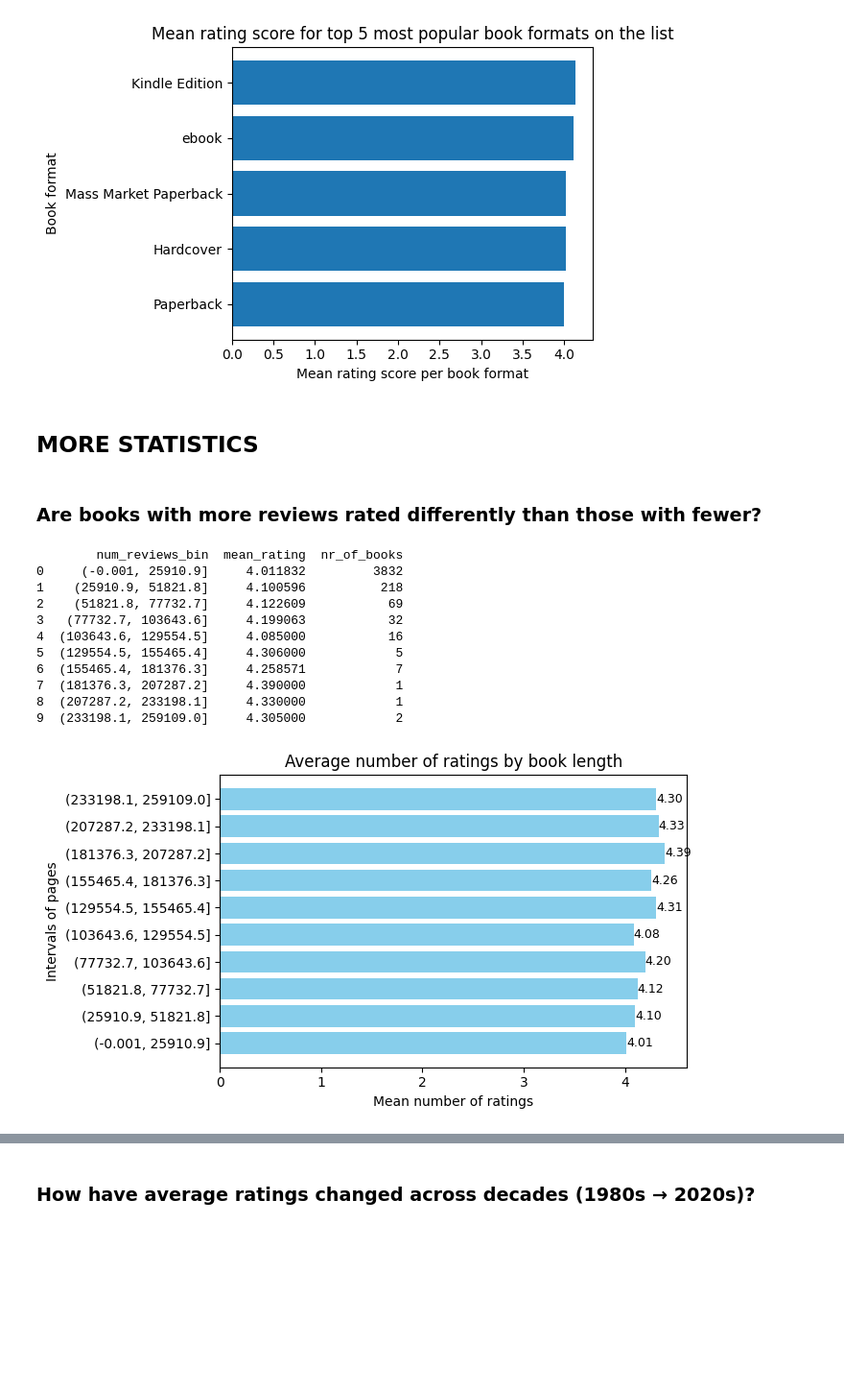
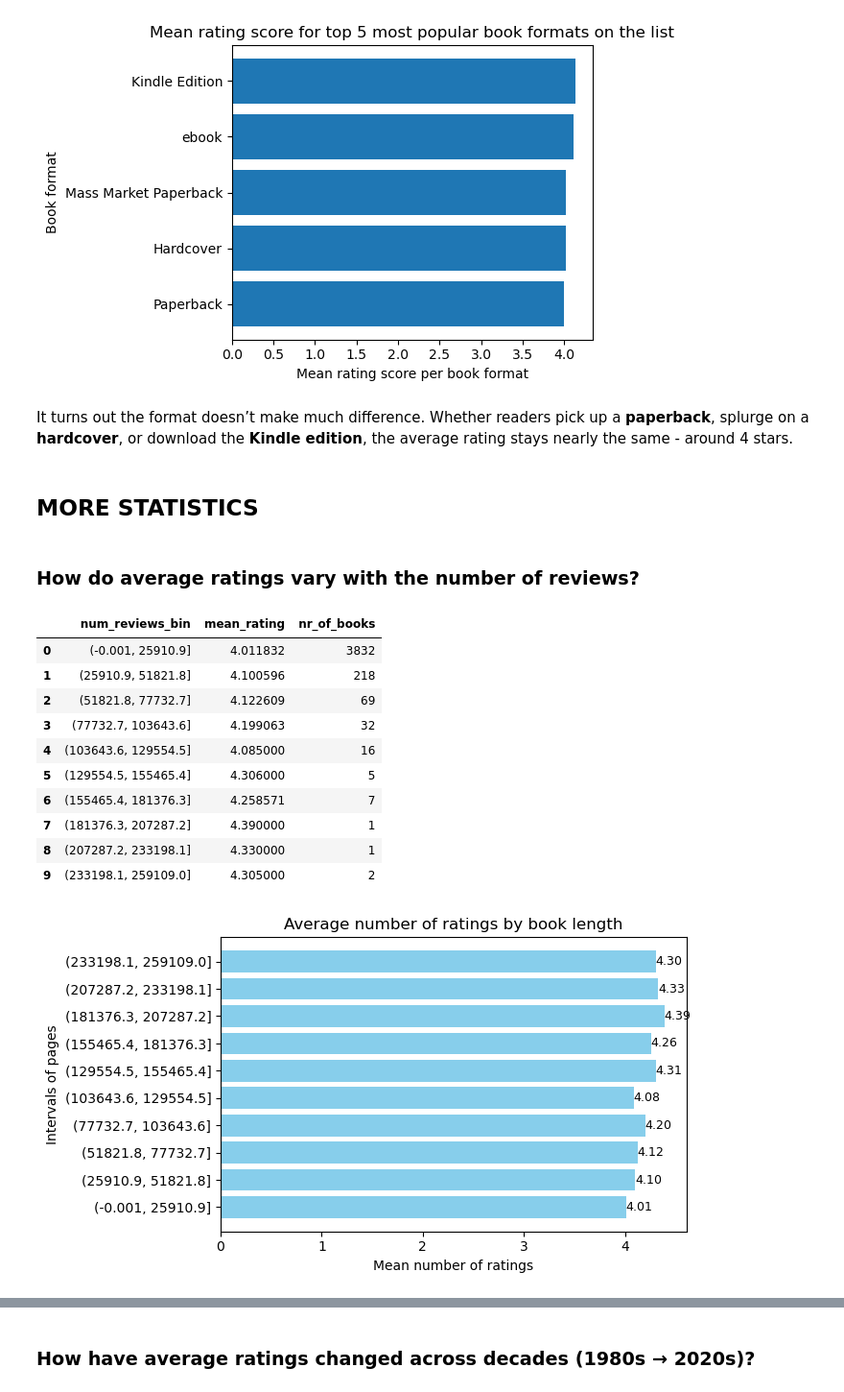
Before and after one commit to NStefa/GoodRead-Top-Books-Analysis, a Jupyter notebook: book_analysis.ipynb, the cells around one changed output, grey strips where cells are left out. Shown at 96% size. Cells and saved outputs as stored; diff of their text form; code cells hidden in the pictures; blank space fills up the shorter version.

```diff
--- a/book_analysis.ipynb
+++ b/book_analysis.ipynb
@@ -895,47 +911,49 @@ plt.tight_layout()
 plt.show()
 # %% [output]
 [figure]
+# %% [markdown]
+It turns out the format doesn’t make much difference. Whether readers pick up a **paperback**, splurge on a **hardcover**, or download the **Kindle edition**, the average rating stays nearly the same - around 4 stars.
 # %% [markdown]
 ## MORE STATISTICS
 # %% [markdown]
-### Are books with more reviews rated differently than those with fewer?
+### How do average ratings vary with the number of reviews?
 # %%
 # Common bins across all panels so shapes are comparable
 bins = np.histogram_bin_edges(books["num_reviews"].dropna(), bins=10)
 books["num_reviews_bin"] = pd.cut(books["num_reviews"], bins=bins, include_lowest=True)
 
 
 bin_stats_ratings_rev = (
     books.groupby("num_reviews_bin")["rating_score"]
                     .agg(mean_rating="mean", nr_of_books = "size")
                     .reset_index()
                     .dropna()
                     .sort_values("num_reviews_bin"))
 
-print(bin_stats_ratings_rev)
+display(pd.DataFrame(bin_stats_ratings_rev))
 
 fig, ax = plt.subplots(figsize=(7, 4))
 ax.barh(bin_stats_ratings_rev["num_reviews_bin"].astype(str), bin_stats_ratings_rev["mean_rating"], color="skyblue")
 
 ax.set_xlabel("Mean number of ratings")
 ax.set_ylabel("Intervals of pages")
 ax.set_title("Average number of ratings by book length")
 
 for i, v in enumerate(bin_stats_ratings_rev["mean_rating"]):
     ax.text(v, i, f"{v:.2f}", va="center", ha="left", fontsize=9)
 
 plt.tight_layout()
 plt.show()
 # %% [output]
-        num_reviews_bin  mean_rating  nr_of_books
-0     (-0.001, 25910.9]     4.011832         3832
-1    (25910.9, 51821.8]     4.100596          218
-2    (51821.8, 77732.7]     4.122609           69
-3   (77732.7, 103643.6]     4.199063           32
-4  (103643.6, 129554.5]     4.085000           16
-5  (129554.5, 155465.4]     4.306000            5
-6  (155465.4, 181376.3]     4.258571            7
-7  (181376.3, 207287.2]     4.390000            1
-8  (207287.2, 233198.1]     4.330000            1
-9  (233198.1, 259109.0]     4.305000            2
+|  | num_reviews_bin | mean_rating | nr_of_books |
+| 0 | (-0.001, 25910.9] | 4.011832 | 3832 |
+| 1 | (25910.9, 51821.8] | 4.100596 | 218 |
+| 2 | (51821.8, 77732.7] | 4.122609 | 69 |
+| 3 | (77732.7, 103643.6] | 4.199063 | 32 |
+| 4 | (103643.6, 129554.5] | 4.085000 | 16 |
+| 5 | (129554.5, 155465.4] | 4.306000 | 5 |
+| 6 | (155465.4, 181376.3] | 4.258571 | 7 |
+| 7 | (181376.3, 207287.2] | 4.390000 | 1 |
+| 8 | (207287.2, 233198.1] | 4.330000 | 1 |
+| 9 | (233198.1, 259109.0] | 4.305000 | 2 |
-[figure, old version]
+[figure, new version]
```
Also changed, not shown: parts of 65 cells of this notebook.
